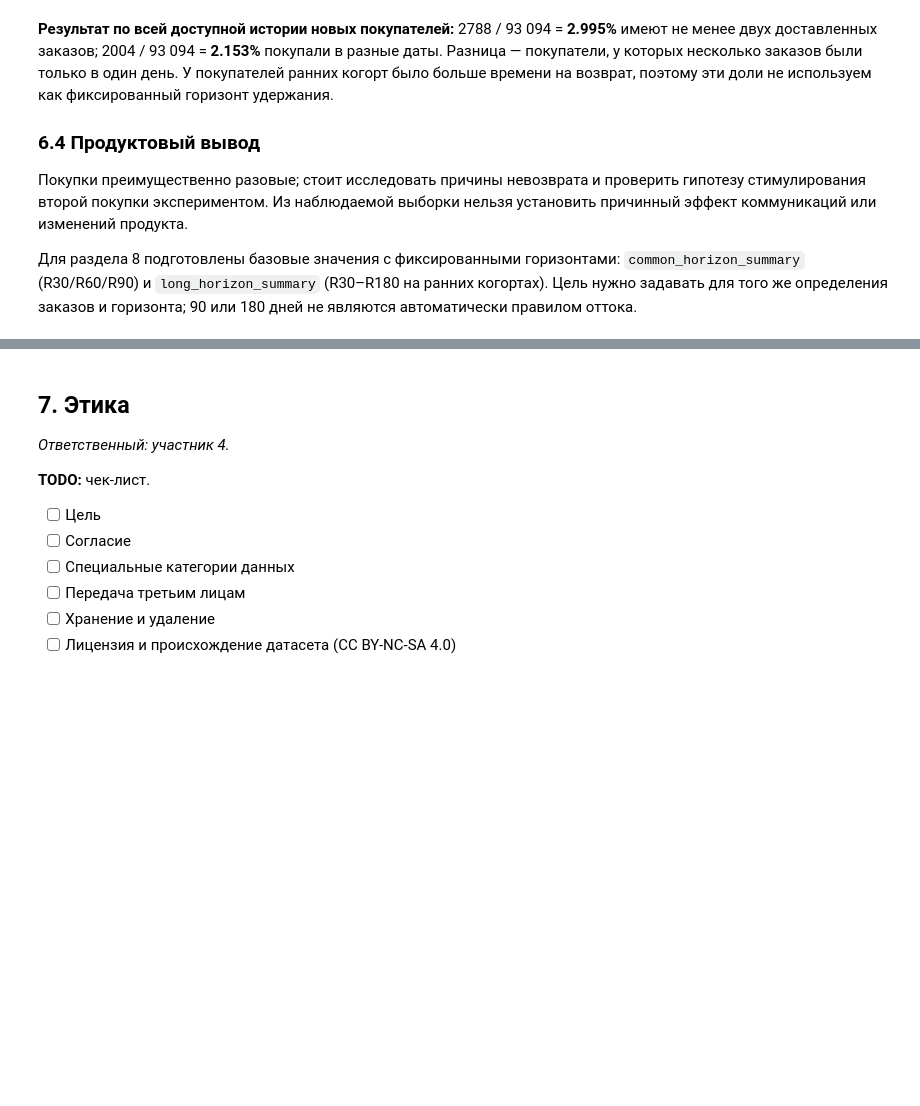
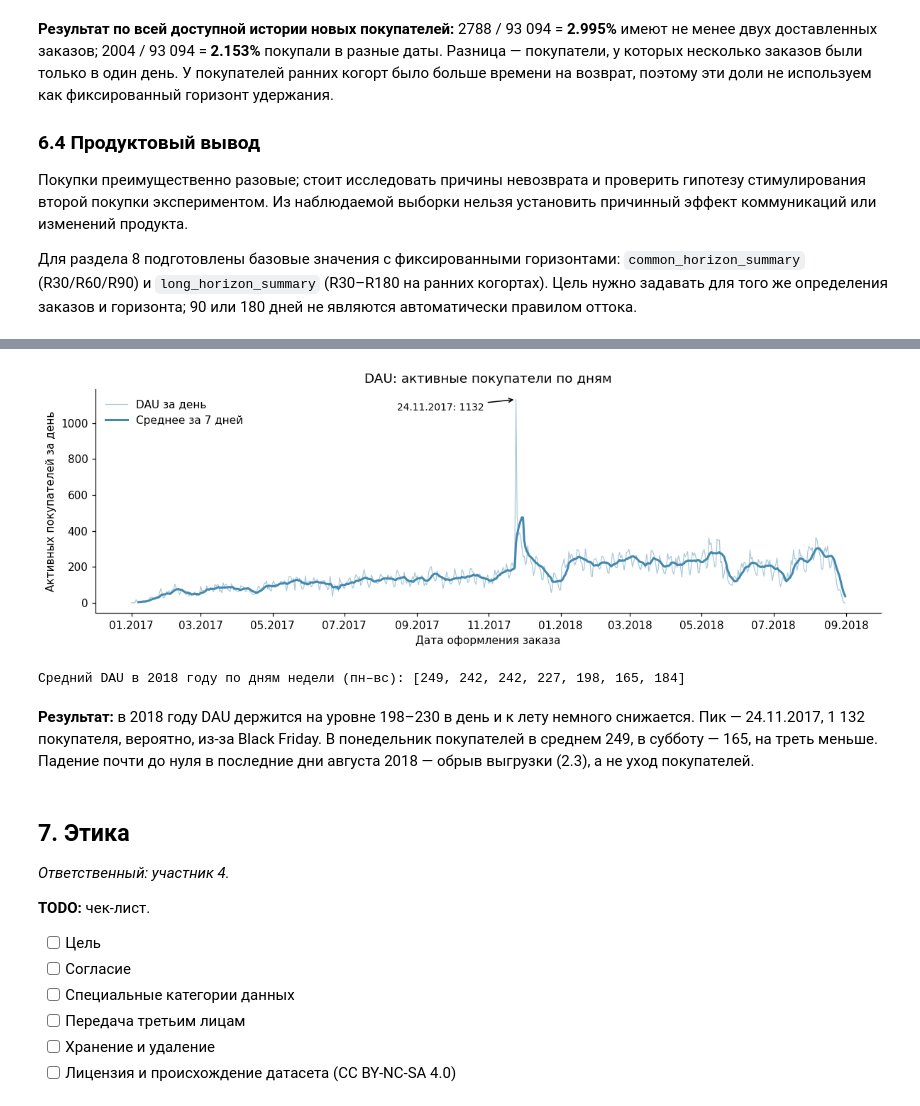
Before and after one commit to iverid/ProdAnal, a Jupyter notebook: project.ipynb, the cells around one changed output, grey strips where cells are left out. Saved outputs shown, nothing was run; the diff lists cells and outputs as text; code cells hidden in the pictures; blank space fills up the shorter version.

```diff
--- a/project.ipynb
+++ b/project.ipynb
@@ -823,0 +980,25 @@ assert buyer_day_counts.ge(2).sum() == repeats.customer_unique_id.nunique()
+# %%
+# Активный покупатель за период — хотя бы один учитываемый заказ в нём (3.1)
+buyer_days = analysis_orders[['customer_unique_id', 'purchase_date']].drop_duplicates()
+all_days = pd.date_range(ANALYSIS_START, LAST_OBSERVED_DAY)
+dau = buyer_days.groupby('purchase_date').customer_unique_id.nunique().reindex(all_days, fill_value=0)
+wau = buyer_days.groupby(buyer_days.purchase_date.dt.to_period('W-SUN')).customer_unique_id.nunique()
+wau = wau[(wau.index.start_time >= ANALYSIS_START) & (wau.index.end_time < ANALYSIS_END)]  # только полные недели
+mau = buyer_days.groupby(buyer_days.purchase_date.dt.to_period('M')).customer_unique_id.nunique()
+
+audience = pd.DataFrame({
+    'dau': dau.groupby(dau.index.to_period('M')).mean(),
+    'wau': wau.groupby(wau.index.start_time.to_period('M')).mean(),  # неделя — в месяце своего понедельника
+    'mau': mau,
+    'new': cohort_sizes,
+})
+audience['dau_mau'] = audience.dau / audience.mau * 100
+audience['new_share'] = audience.new / audience.mau * 100
+assert audience.new.le(audience.mau).all()
+
+audience_table = audience[['dau', 'wau', 'mau', 'dau_mau', 'new_share']].round(1)
+audience_table[['wau', 'mau']] = audience_table[['wau', 'mau']].round(0).astype(int)
+audience_table.index.name = 'Месяц'
+display(audience_table.rename(columns={
+    'dau': 'DAU (среднее)', 'wau': 'WAU (среднее)', 'mau': 'MAU',
+    'dau_mau': 'DAU/MAU, %', 'new_share': 'Новых в MAU, %'}))
@@ -824,3 +1028,28 @@ assert buyer_day_counts.ge(2).sum() == repeats.customer_unique_id.nunique()
+# %%
+import matplotlib.dates as mdates
+
+fig, ax = plt.subplots(figsize=(11, 3.8))
+ax.plot(dau.index, dau, color='#a9c8da', linewidth=0.8, label='DAU за день')
+ax.plot(dau.index, dau.rolling(7).mean(), color='#4388ad', linewidth=2, label='Среднее за 7 дней')
+peak_day = dau.idxmax()
+ax.annotate(f'{peak_day:%d.%m.%Y}: {dau.max()}', xy=(peak_day, dau.max()), xytext=(-110, -10),
+            textcoords='offset points', fontsize=9, arrowprops={'arrowstyle': '->'})
+ax.xaxis.set_major_locator(mdates.MonthLocator(interval=2))
+ax.xaxis.set_major_formatter(mdates.DateFormatter('%m.%Y'))
+ax.set(title='DAU: активные покупатели по дням', xlabel='Дата оформления заказа',
+       ylabel='Активных покупателей за день')
+ax.legend(loc='upper left', frameon=False)
+ax.spines[['top', 'right']].set_visible(False)
+fig.tight_layout()
+plt.show()
+
+weekday_dau = dau['2018'].groupby(dau['2018'].index.day_of_week).mean()
+print('Средний DAU в 2018 году по дням недели (пн–вс):', weekday_dau.round(0).astype(int).tolist())
+# %% [output]
+[figure, added]
+Средний DAU в 2018 году по дням недели (пн–вс): [249, 242, 242, 227, 198, 165, 184]
+# %% [markdown]
+**Результат:** в 2018 году DAU держится на уровне 198–230 в день и к лету немного снижается. Пик — 24.11.2017, 1 132 покупателя, вероятно, из-за Black Friday. В понедельник покупателей в среднем 249, в субботу — 165, на треть меньше. Падение почти до нуля в последние дни августа 2018 — обрыв выгрузки (2.3), а не уход покупателей.
 # %% [markdown]
 ## 7. Этика
 
```
Also changed, not shown: parts of 9 cells of this notebook.
